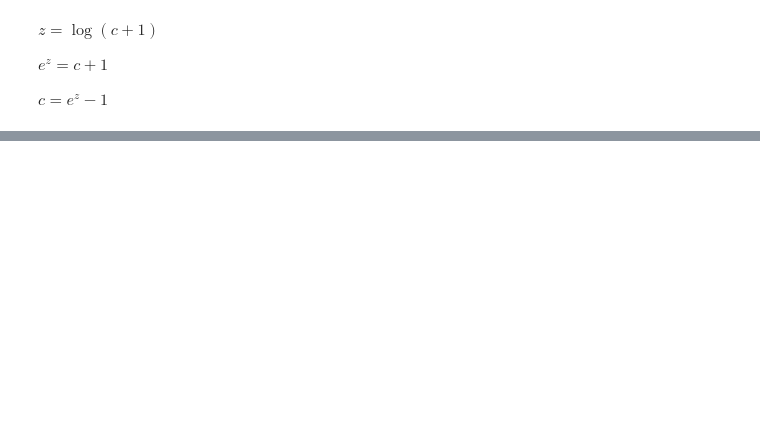
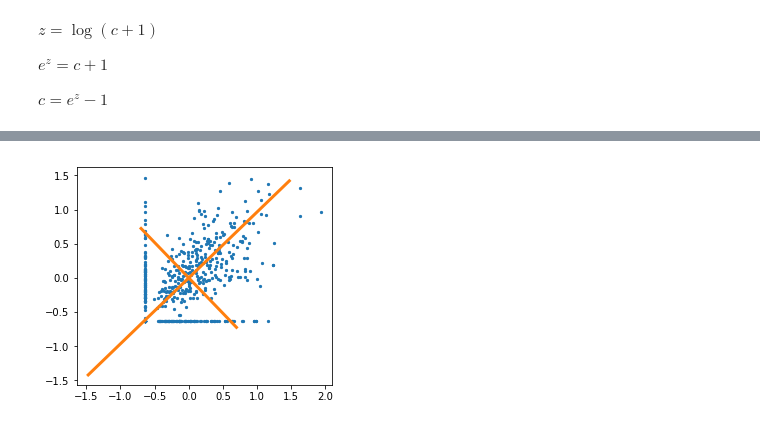
Before and after one commit to jwittenbach/model-seq, a Jupyter notebook: analyses/examples.ipynb, the cells around one changed output, grey strips where cells are left out. Drawn from its saved outputs; the diff is of its cells as text; code cells hidden in the pictures; blank space fills up the shorter version.

```diff
--- a/analyses/examples.ipynb
+++ b/analyses/examples.ipynb
@@ -77,0 +93,17 @@ plt.plot(t, sigmoid(t))
+# %%
+y = np.log(r + 1)
+y = y - y.mean(axis=0)
+
+pca = PCA().fit(x)
+pca.components_
+
+plt.scatter(y[:, 0], y[:, 1], s=5, c=colors[0])
+
+for (z, v) in zip(pca.components_, pca.explained_variance_):
+    p = 2*np.sqrt(v)*z
+    plt.plot([p[0], -p[0]], [p[1], -p[1]], '-', lw=3, c=colors[1])
+
+plt.gca().set_aspect('equal')
+plt.show()
+# %% [output]
+[figure, added]
```
Also changed, not shown: parts of 6 cells of this notebook, 3 other files.
